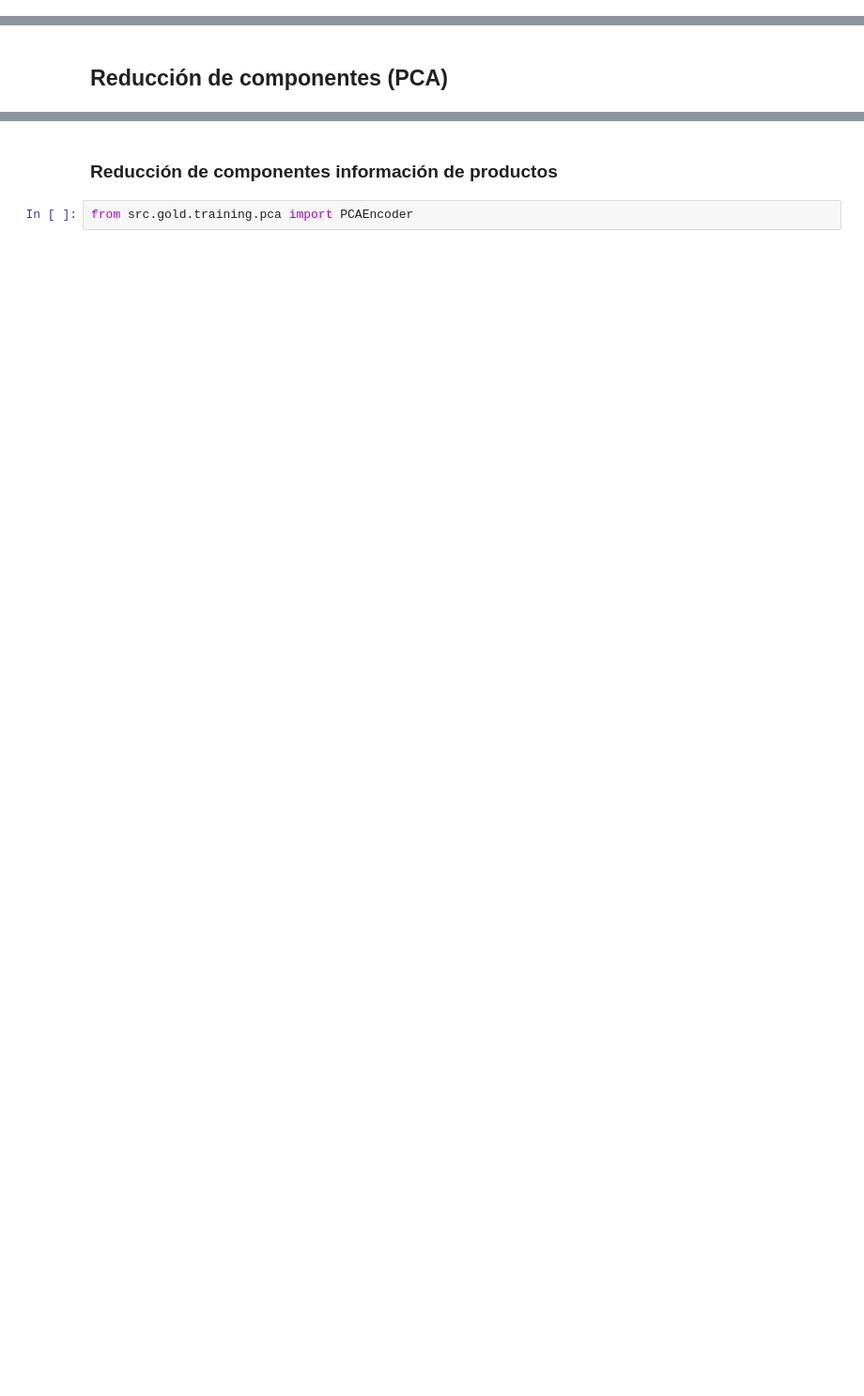
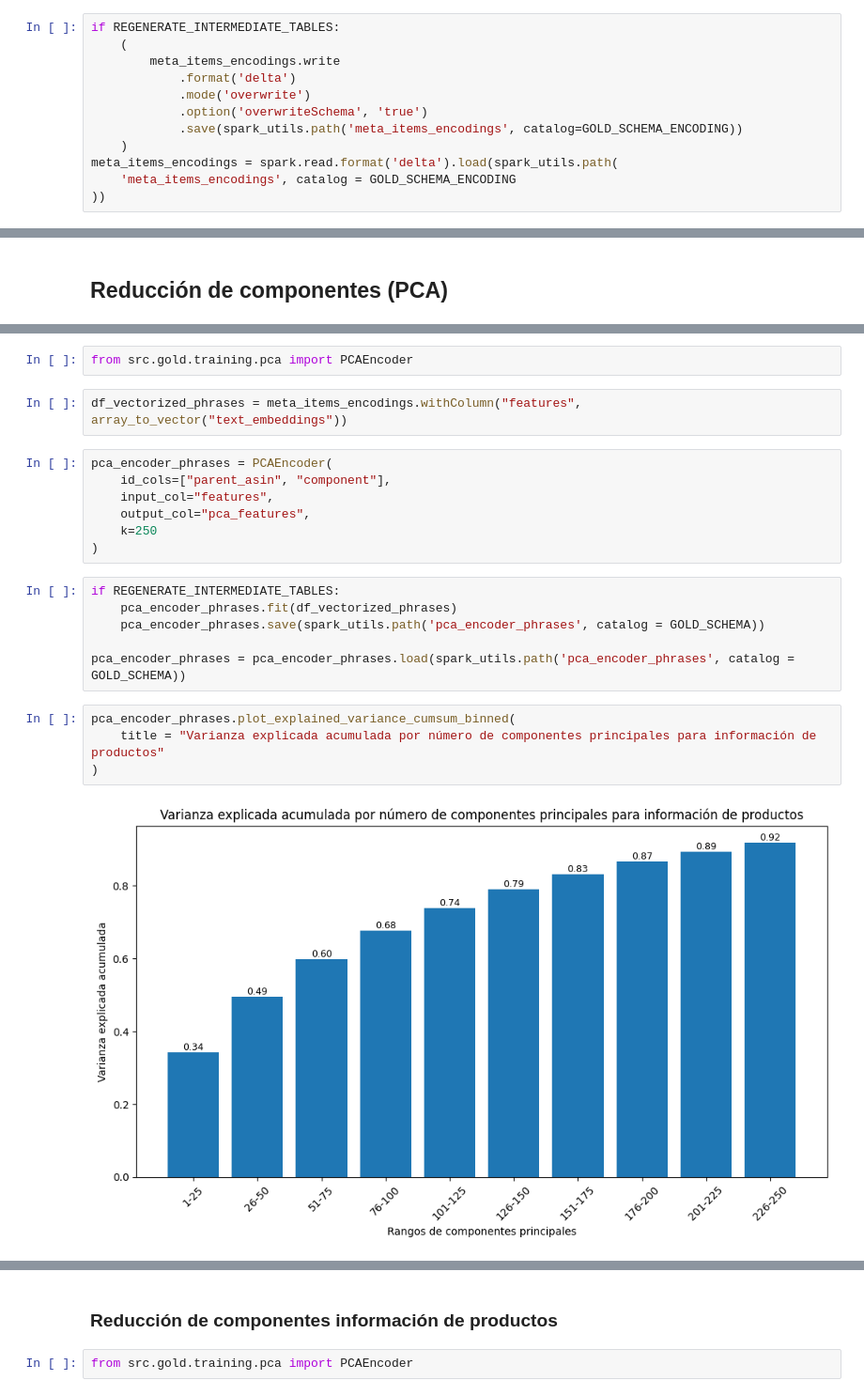
Before and after one commit to UIdealist/products-viability-analysis, a Jupyter notebook: src/gold/encoding/encode_texts.ipynb, the cells around one changed output, grey strips where cells are left out. Shown at 94% size. Drawn from its saved outputs; the diff is of its cells as text; blank space fills up the shorter version.

```diff
--- a/src/gold/encoding/encode_texts.ipynb
+++ b/src/gold/encoding/encode_texts.ipynb
@@ -282,0 +423,12 @@ reviews_indexed_sentences_embeddings.count()
+# %%
+if REGENERATE_INTERMEDIATE_TABLES:
+    (
+        meta_items_encodings.write
+            .format('delta')
+            .mode('overwrite')
+            .option('overwriteSchema', 'true')
+            .save(spark_utils.path('meta_items_encodings', catalog=GOLD_SCHEMA_ENCODING))
+    )
+meta_items_encodings = spark.read.format('delta').load(spark_utils.path(
+    'meta_items_encodings', catalog = GOLD_SCHEMA_ENCODING
+))
@@ -810,0 +1311,23 @@ reviews_embeddings_equi = spark.read.format('delta').load(spark_utils.path(
+# %%
+from src.gold.training.pca import PCAEncoder
+# %%
+df_vectorized_phrases = meta_items_encodings.withColumn("features", array_to_vector("text_embeddings"))
+# %%
+pca_encoder_phrases = PCAEncoder(
+    id_cols=["parent_asin", "component"],
+    input_col="features",
+    output_col="pca_features",
+    k=250
+)
+# %%
+if REGENERATE_INTERMEDIATE_TABLES:
+    pca_encoder_phrases.fit(df_vectorized_phrases)
+    pca_encoder_phrases.save(spark_utils.path('pca_encoder_phrases', catalog = GOLD_SCHEMA))
+
+pca_encoder_phrases = pca_encoder_phrases.load(spark_utils.path('pca_encoder_phrases', catalog = GOLD_SCHEMA))
+# %%
+pca_encoder_phrases.plot_explained_variance_cumsum_binned(
+    title = "Varianza explicada acumulada por número de componentes principales para información de productos"
+)
+# %% [output]
+[figure, added]
```
Also changed, not shown: parts of 105 cells of this notebook, 27 other files.
